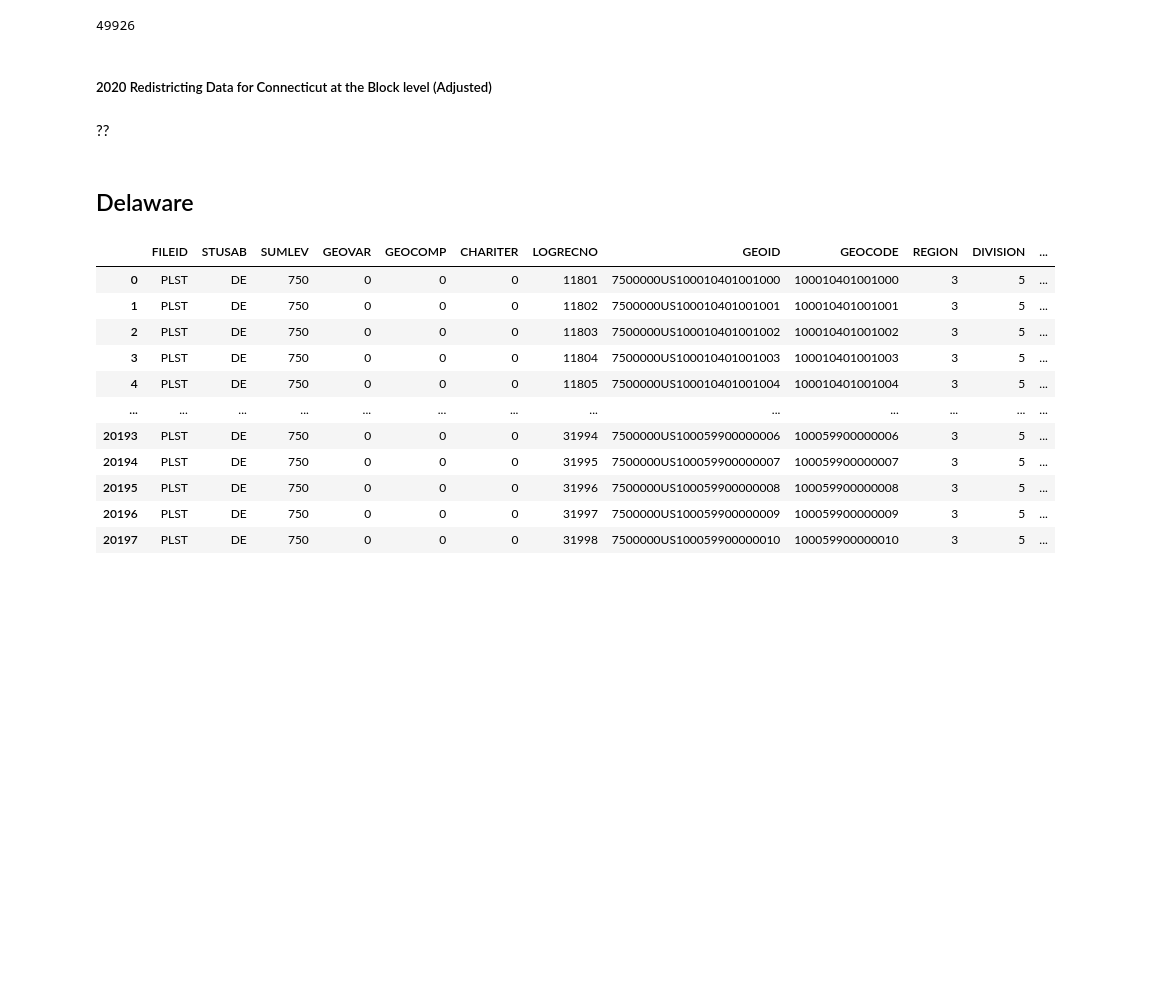
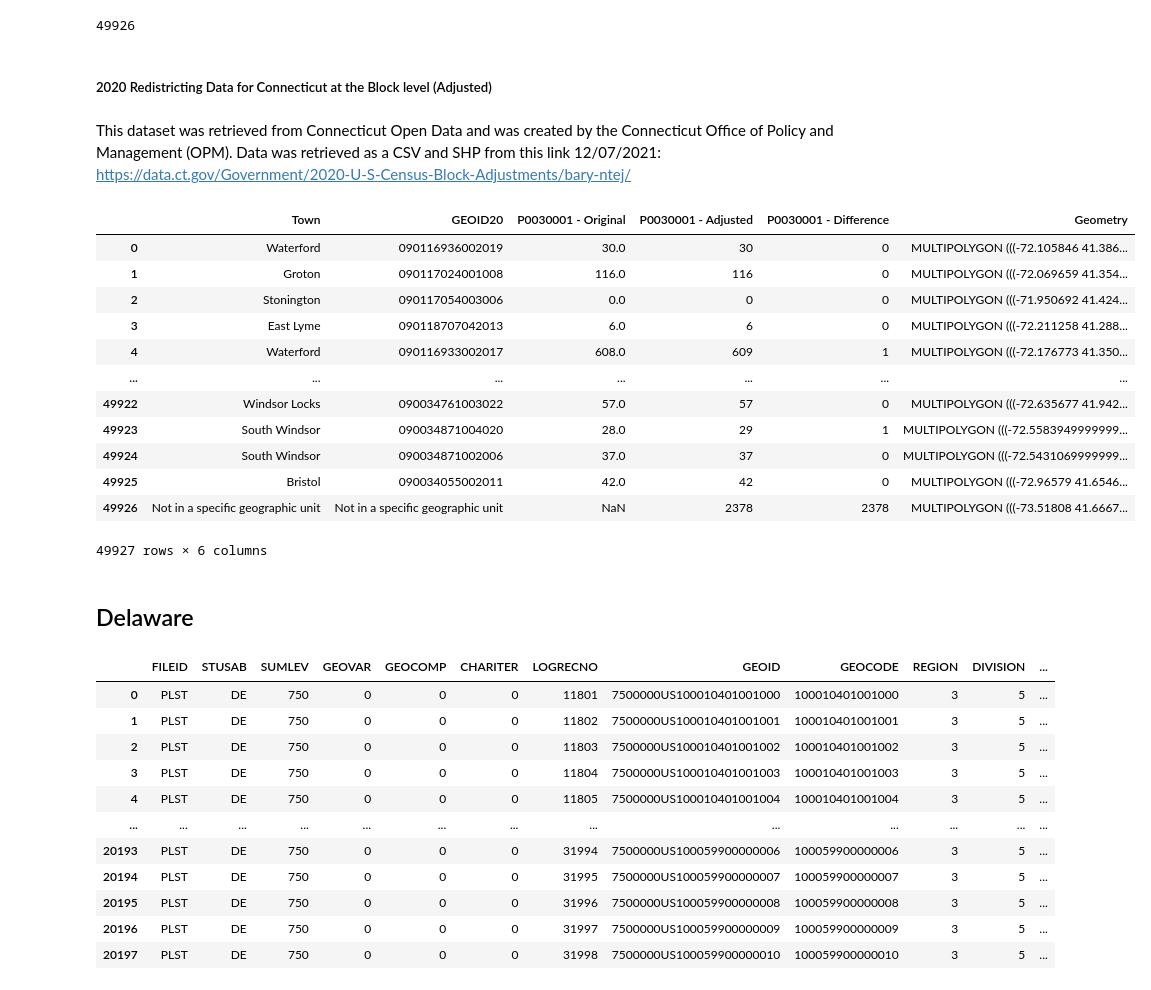
Before and after one commit to semerriam/census-peculiarities, a Jupyter notebook: analysis/census_chaos.ipynb, the cells around one changed output. Drawn from its saved outputs; the diff is of its cells as text; code cells hidden in the pictures; blank space fills up the shorter version.

```diff
--- a/analysis/census_adjusted_compared.ipynb
+++ b/analysis/census_chaos.ipynb
@@ -686,7 +667,25 @@ len(df_ct1_subset)
 # %% [markdown]
 ##### 2020 Redistricting Data for Connecticut at the Block level (Adjusted)
 # %% [markdown]
-??
+This dataset was retrieved from Connecticut Open Data and was created by the Connecticut Office of Policy and Management (OPM).
+Data was retrieved as a CSV and SHP from this link 12/07/2021: https://data.ct.gov/Government/2020-U-S-Census-Block-Adjustments/bary-ntej/
+# %%
+df_ct2 = pd.read_csv("..//data//source//RDH-data//ct_pl2020_block_adjusted_official_csv//2020_U.S._Census_Block_Adjustments.csv", encoding="utf-8")
+df_ct2
+# %% [output]
+|  | Town | GEOID20 | P0030001 - Original | P0030001 - Adjusted | P0030001 - Difference | Geometry |
+| 0 | Waterford | 090116936002019 | 30.0 | 30 | 0 | MULTIPOLYGON (((-72.105846 41.386... |
+| 1 | Groton | 090117024001008 | 116.0 | 116 | 0 | MULTIPOLYGON (((-72.069659 41.354... |
+| 2 | Stonington | 090117054003006 | 0.0 | 0 | 0 | MULTIPOLYGON (((-71.950692 41.424... |
+| 3 | East Lyme | 090118707042013 | 6.0 | 6 | 0 | MULTIPOLYGON (((-72.211258 41.288... |
+| 4 | Waterford | 090116933002017 | 608.0 | 609 | 1 | MULTIPOLYGON (((-72.176773 41.350... |
+| ... | ... | ... | ... | ... | ... | ... |
+| 49922 | Windsor Locks | 090034761003022 | 57.0 | 57 | 0 | MULTIPOLYGON (((-72.635677 41.942... |
+| 49923 | South Windsor | 090034871004020 | 28.0 | 29 | 1 | MULTIPOLYGON (((-72.5583949999999... |
+| 49924 | South Windsor | 090034871002006 | 37.0 | 37 | 0 | MULTIPOLYGON (((-72.5431069999999... |
+| 49925 | Bristol | 090034055002011 | 42.0 | 42 | 0 | MULTIPOLYGON (((-72.96579 41.6546... |
+| 49926 | Not in a specific geographic unit | Not in a specific geographic unit | NaN | 2378 | 2378 | MULTIPOLYGON (((-73.51808 41.6667... |
+49927 rows × 6 columns
 # %% [markdown]
 ## Delaware
 # %%
```
Also changed, not shown: parts of 61 cells of this notebook.
